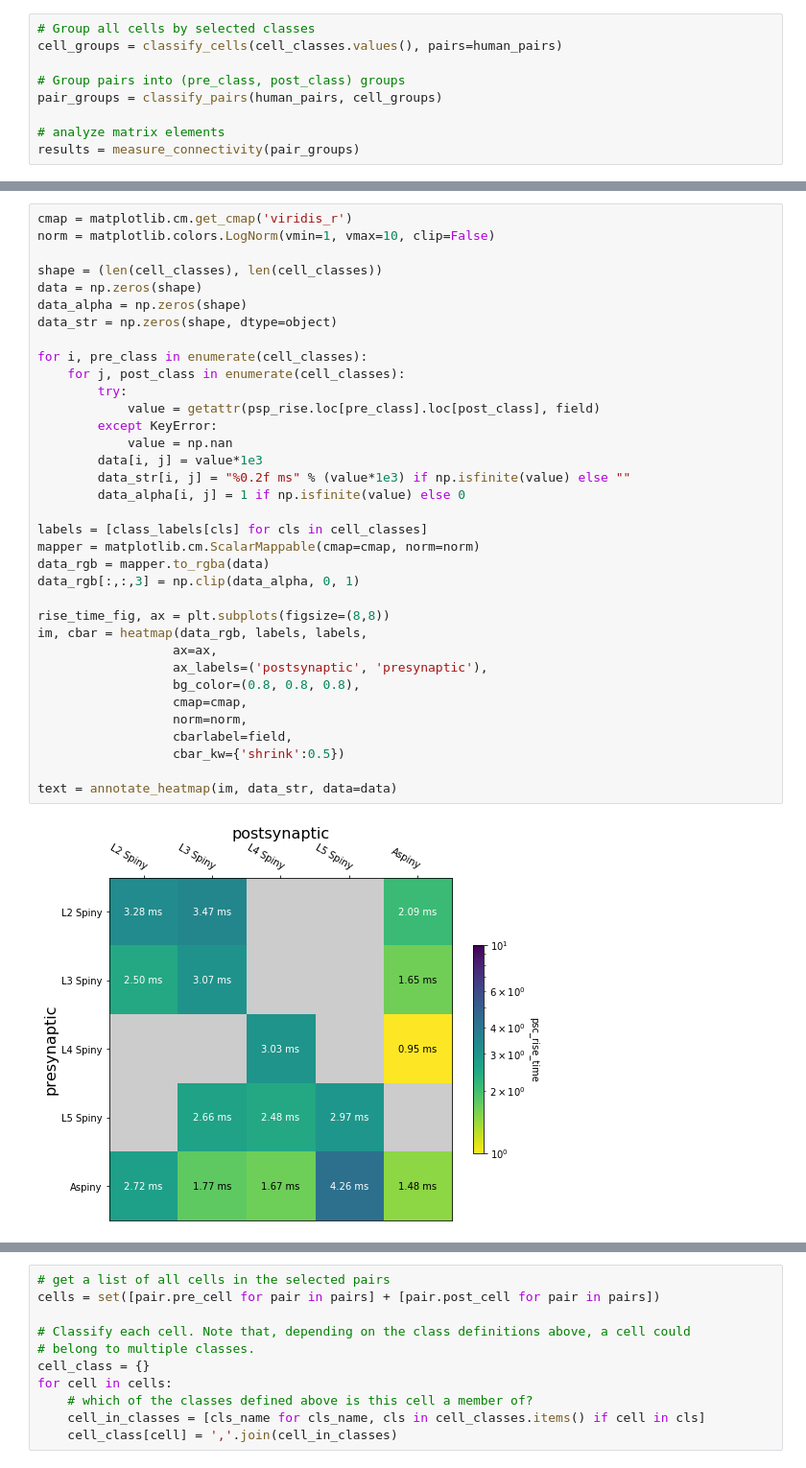
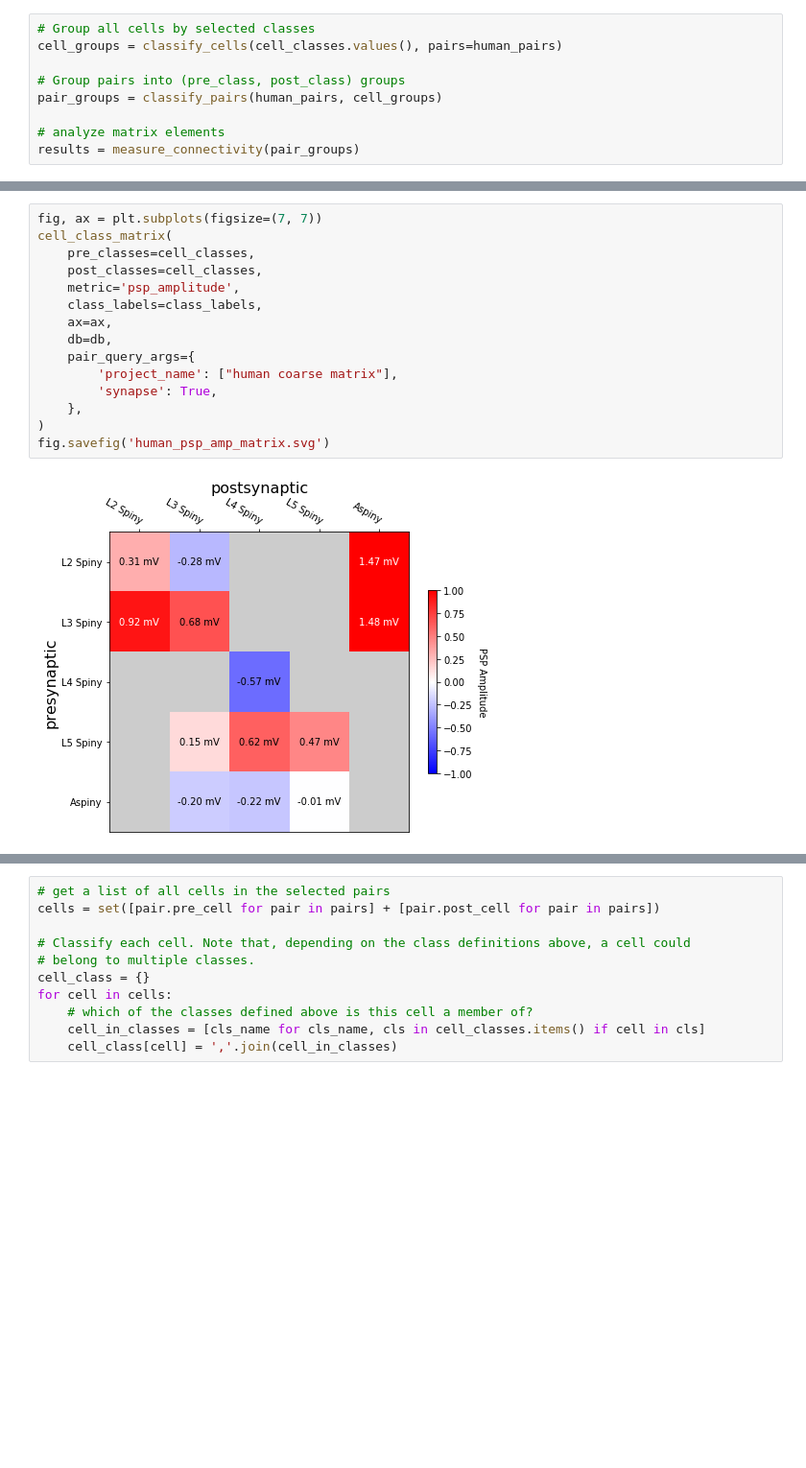
Before and after one commit to campagnola/aisynphys, a Jupyter notebook: figure_notebooks/Figure 5.ipynb, the cells around one changed output, grey strips where cells are left out. Shown at 96% size. Drawn from its saved outputs; the diff is of its cells as text; blank space fills up the shorter version.

```diff
--- a/figure_notebooks/Figure 5.ipynb
+++ b/figure_notebooks/Figure 5.ipynb
@@ -212,37 +71,17 @@ psp_rise.head()
-# %%
-cmap = matplotlib.cm.get_cmap('viridis_r')
-norm = matplotlib.colors.LogNorm(vmin=1, vmax=10, clip=False)
-
-shape = (len(cell_classes), len(cell_classes))
-data = np.zeros(shape)
-data_alpha = np.zeros(shape)
-data_str = np.zeros(shape, dtype=object)
-
-for i, pre_class in enumerate(cell_classes):
-    for j, post_class in enumerate(cell_classes):
-        try:
-            value = getattr(psp_rise.loc[pre_class].loc[post_class], field)
-        except KeyError:
-            value = np.nan
-        data[i, j] = value*1e3
-        data_str[i, j] = "%0.2f ms" % (value*1e3) if np.isfinite(value) else ""
-        data_alpha[i, j] = 1 if np.isfinite(value) else 0
-
-labels = [class_labels[cls] for cls in cell_classes]
-mapper = matplotlib.cm.ScalarMappable(cmap=cmap, norm=norm)
-data_rgb = mapper.to_rgba(data)
-data_rgb[:,:,3] = np.clip(data_alpha, 0, 1)
-
-rise_time_fig, ax = plt.subplots(figsize=(8,8))
-im, cbar = heatmap(data_rgb, labels, labels,
-                  ax=ax,
-                  ax_labels=('postsynaptic', 'presynaptic'),
-                  bg_color=(0.8, 0.8, 0.8),
-                  cmap=cmap,
-                  norm=norm,
-                  cbarlabel=field,
-                  cbar_kw={'shrink':0.5})
-
-text = annotate_heatmap(im, data_str, data=data)
-# %% [output]
-[figure, removed]
+# %%
+fig, ax = plt.subplots(figsize=(7, 7))
+cell_class_matrix(
+    pre_classes=cell_classes,
+    post_classes=cell_classes,
+    metric='psp_amplitude',
+    class_labels=class_labels,
+    ax=ax,
+    db=db,
+    pair_query_args={
+        'project_name': ["human coarse matrix"],
+        'synapse': True,
+    },
+)
+fig.savefig('human_psp_amp_matrix.svg')
+# %% [output]
+[figure, added]
```
Also changed, not shown: parts of 18 cells of this notebook.
